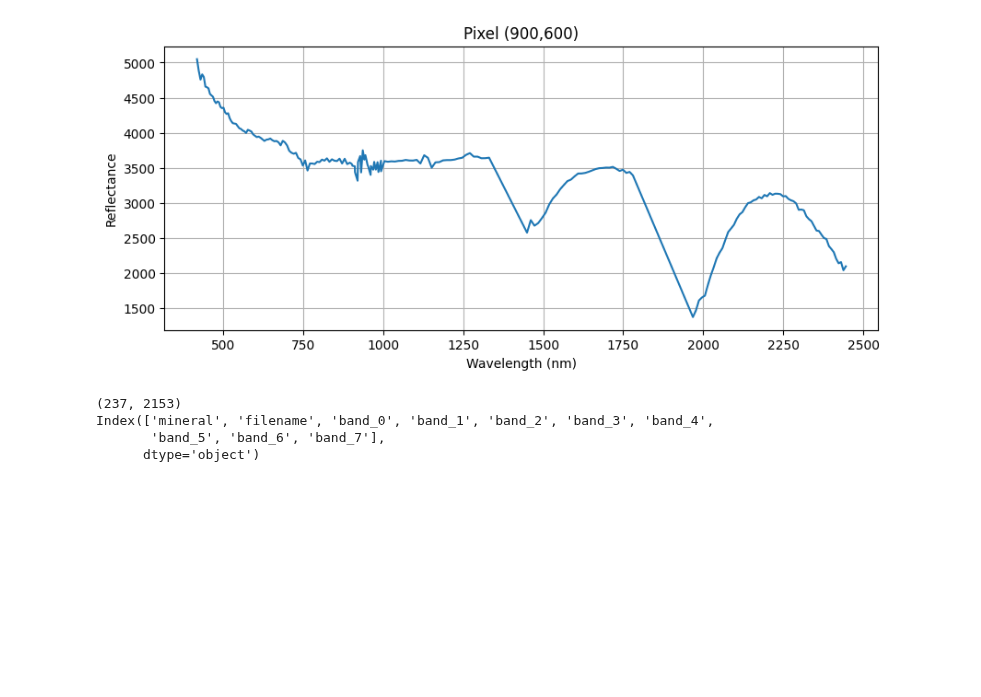
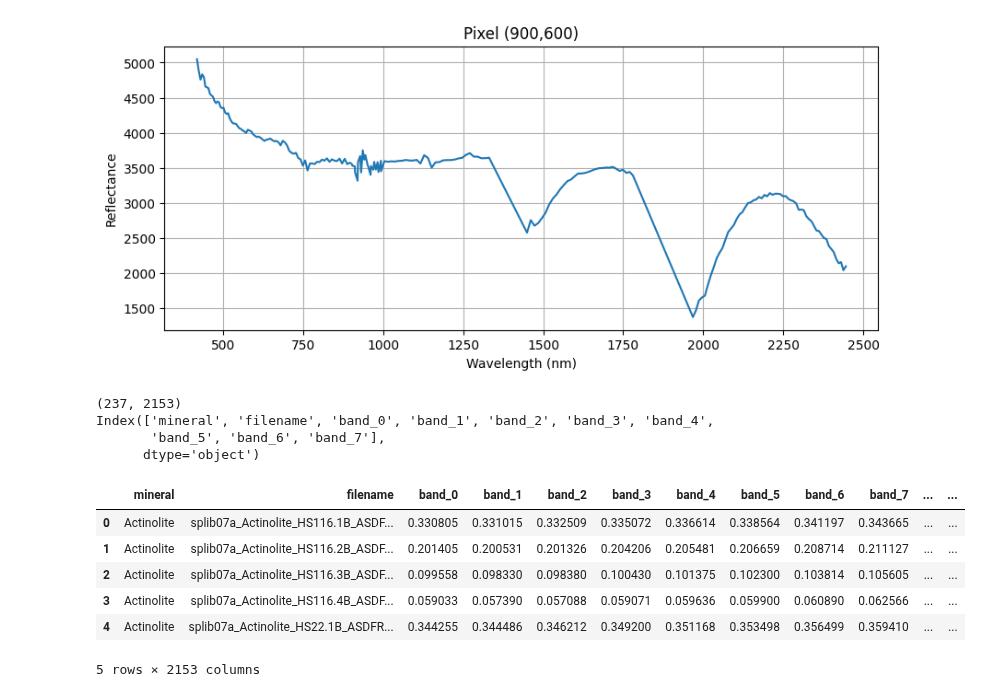
Before and after one commit to ECOMINE-IN/Geomind, a Jupyter notebook: notebooks/04_hyperspectral.ipynb, the cells around one changed output. Cells and saved outputs as stored; diff of their text form; code cells hidden in the pictures; blank space fills up the shorter version.

```diff
--- a/notebooks/04_hyperspectral.ipynb
+++ b/notebooks/04_hyperspectral.ipynb
@@ -460,3 +460,13 @@ print(usgs.columns[:10])
 Index(['mineral', 'filename', 'band_0', 'band_1', 'band_2', 'band_3', 'band_4',
        'band_5', 'band_6', 'band_7'],
       dtype='object')
+# %%
+usgs.head()
+# %% [output]
+|  | mineral | filename | band_0 | band_1 | band_2 | band_3 | band_4 | band_5 | band_6 | band_7 | ... | ... |
+| 0 | Actinolite | splib07a_Actinolite_HS116.1B_ASDF... | 0.330805 | 0.331015 | 0.332509 | 0.335072 | 0.336614 | 0.338564 | 0.341197 | 0.343665 | ... | ... |
+| 1 | Actinolite | splib07a_Actinolite_HS116.2B_ASDF... | 0.201405 | 0.200531 | 0.201326 | 0.204206 | 0.205481 | 0.206659 | 0.208714 | 0.211127 | ... | ... |
+| 2 | Actinolite | splib07a_Actinolite_HS116.3B_ASDF... | 0.099558 | 0.098330 | 0.098380 | 0.100430 | 0.101375 | 0.102300 | 0.103814 | 0.105605 | ... | ... |
+| 3 | Actinolite | splib07a_Actinolite_HS116.4B_ASDF... | 0.059033 | 0.057390 | 0.057088 | 0.059071 | 0.059636 | 0.059900 | 0.060890 | 0.062566 | ... | ... |
+| 4 | Actinolite | splib07a_Actinolite_HS22.1B_ASDFR... | 0.344255 | 0.344486 | 0.346212 | 0.349200 | 0.351168 | 0.353498 | 0.356499 | 0.359410 | ... | ... |
+5 rows × 2153 columns
```
Also changed, not shown: parts of 16 cells of this notebook.
